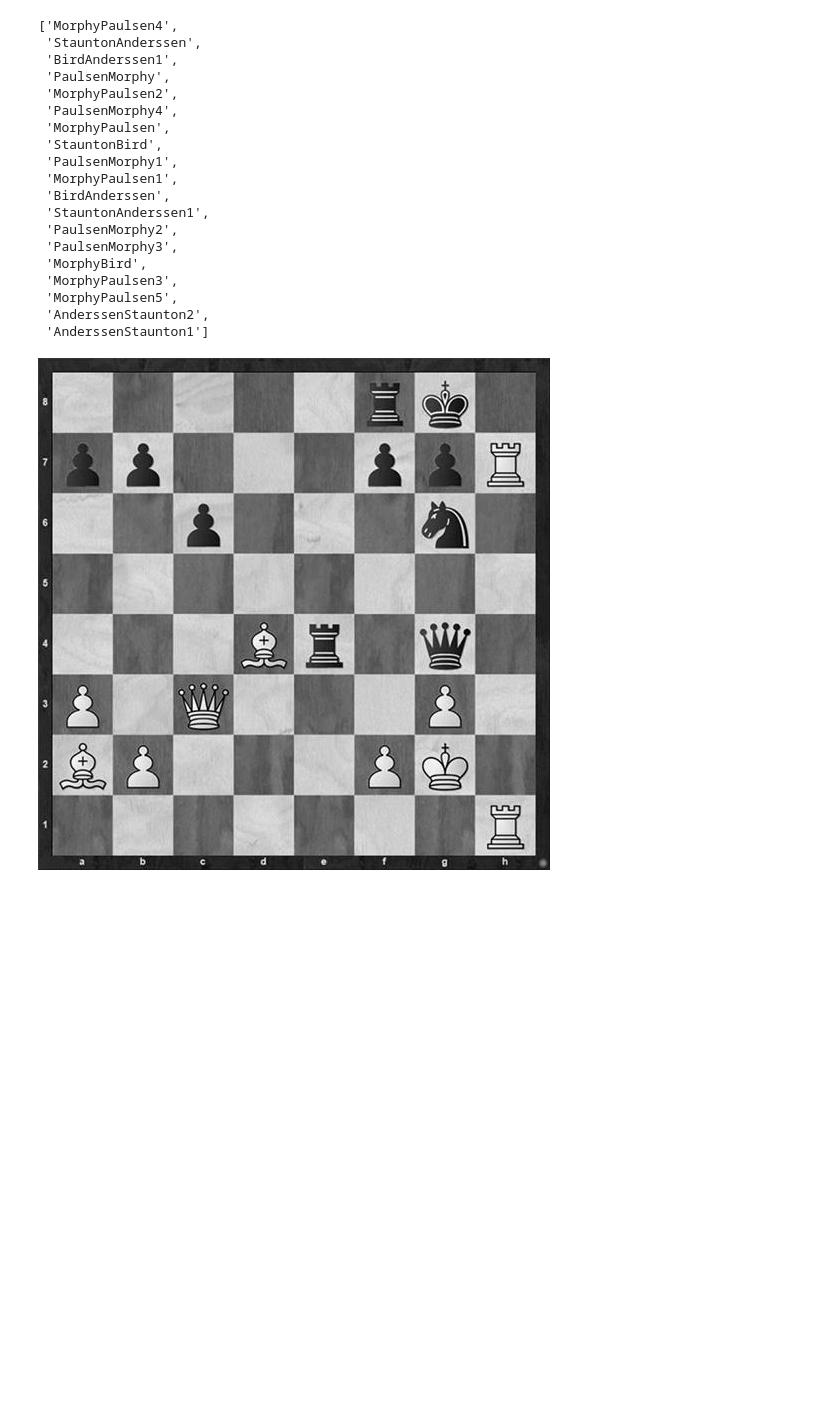
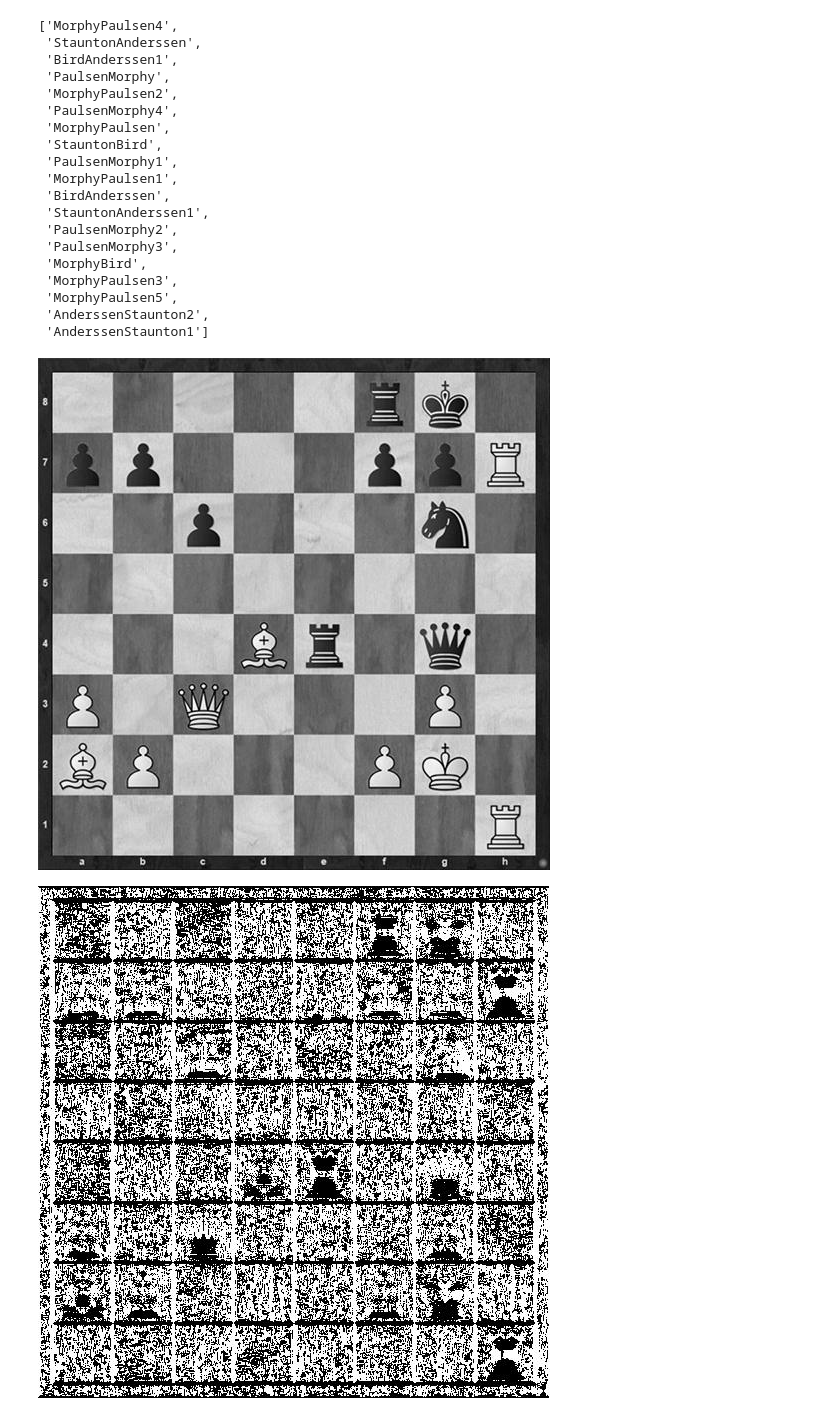
Before and after one commit to Berkay86/DeepPerson, a Jupyter notebook: CHESSGPT.ipynb, the cells around one changed output. Saved outputs shown, nothing was run; the diff lists cells and outputs as text; code cells hidden in the pictures; blank space fills up the shorter version.

```diff
--- a/CHESSGPT.ipynb
+++ b/CHESSGPT.ipynb
@@ -118,31 +118,120 @@ def display_array(a, fmt='jpeg', rng=[0,1]):
     a = (a - rng[0]) / float(rng[1] - rng[0]) * 255
     a = np.uint8(np.clip(a, 0, 255))
     f = BytesIO()
     PIL.Image.fromarray(a).save(f, fmt)
     display(Image(data=f.getvalue()))
 
 for i in paths:
     path0 = '/content/RESULTS/'+ str(i)
     for path in os.listdir(path0):
         path = '/content/RESULTS/'+ str(i) + "/" + path
         #print(path)
         img = plt.imread(path)
         img = PIL.Image.fromarray(img)
         if img.size[0] > 2000 or img.size[1] > 2000:
             print("Image too big (%d x %d)" % (img.size[0], img.size[1]))
             new_size = 500.0 # px
             if img.size[0] > img.size[1]:
                 # resize by width to new limit
                 ratio = new_size / img.size[0]
             else:
                 # resize by height
                 ratio = new_size / img.size[1]
             print("Reducing by factor of %.2g" % (1./ratio))
             img = img.resize((int(img.size[0] * ratio), int(img.size[1] * ratio)), PIL.Image.ADAPTIVE)
             print("New size: (%d x %d)" % (img.size[0], img.size[1]))
         img = np.asarray(img)
         img= cv2.cvtColor(img,cv2.COLOR_BGR2GRAY)
 
-display_array(img, rng=[0, 255])
+display_array(img, rng=[0,255])
+
+a=img
+
+def make_kernel(a):
+  """Transform a 2D array into a convolution kernel"""
+  a = np.asarray(a)
+  a = a.reshape(list(a.shape) + [1,1])
+  return tf.constant(a, dtype=1)
+
+def simple_conv(x, k):
+  """A simplified 2D convolution operation"""
+  x = tf.expand_dims(tf.expand_dims(x, 0), -1)
+  y = tf.nn.depthwise_conv2d(x, k, [1, 1, 1, 1], padding='SAME')
+  return y[0, :, :, 0]
+
+def gradientx(x):
+  """Compute the x gradient of an array"""
+  gradient_x = make_kernel([[-1.,0., 1.],
+                            [-1.,0., 1.],
+                            [-1.,0., 1.]])
+  return simple_conv(x, gradient_x)
+
+def gradienty(x):
+  """Compute the x gradient of an array"""
+  gradient_y = make_kernel([[-1., -1, -1],[0.,0,0], [1., 1, 1]])
+  return simple_conv(x, gradient_y)
+
+def corners(x):
+  """Find chess square corners in an array"""
+  chess_corner = make_kernel([[-1., 0, 1],[0., 0., 0.], [1.,0, -1]])
+  return simple_conv(x, chess_corner)
+
+# Following are meant for binary images
+def dilate(x, size=3):
+  """Dilate"""
+  kernel = make_kernel(np.ones([size,size], dtype=np.float32))
+  return tf.clip_by_value(simple_conv(x, kernel),
+                          np.float32(1),
+                          np.float32(2))-np.float32(1)
+
+def erode(x, size=3):
+  """Erode"""
+  kernel = make_kernel(np.ones([size,size]))
+  return tf.clip_by_value(simple_conv(x, kernel),
+                          np.float32(size*size-1),
+                          np.float32(size*size))-np.float32(size*size-1)
+
+def opening(x, size=3):
+    return dilate(erode(x,size),size)
+
+def closing(x, size=3):
+    return erode(dilate(x,size),size)
+
+def skeleton(x, size=3):
+    """Skeletonize"""
+    return tf.clip_by_value(erode(x) - opening(erode(x)),
+                            0.,
+                            1.)
+
+import tensorflow.compat.v1 as tf
+
+# Cast the input tensor to float32
+A = tf.cast(a, tf.float32)
+
+# Compute X & Y gradients and subtract opposite gradient
+Dx = tf.clip_by_value(tf.abs(gradientx(A)) - tf.abs(gradienty(A)), 0., 1.)
+Dy = tf.clip_by_value(tf.abs(gradienty(A)) - tf.abs(gradientx(A)), 0., 1.)
+
+# Compute the corner response
+Dxy = tf.abs(gradientx(A) * gradienty(A))
+Dc = tf.abs(corners(A))
+
+import numpy as np
+import tensorflow.compat.v1 as tf
+
+# ... Hough dönüşümü işlemleri ...
+
+sess = tf.compat.v1.InteractiveSession()
+tf.compat.v1.global_variables_initializer()
+dx = Dx.numpy()
+dy = Dy.numpy()
+dx_min = np.min(dx)
+dx_max = np.max(dx)
+dy_min = np.min(dy)
+dy_max = np.max(dy)
+display_array(dx, rng=[dx_min, dx_max])
+display_array(dy, rng=[dy_min, dy_max])
+sess.close()
 # %% [output]
 [figure]
+[figure, added]
```
Also changed, not shown: parts of 14 cells of this notebook.
